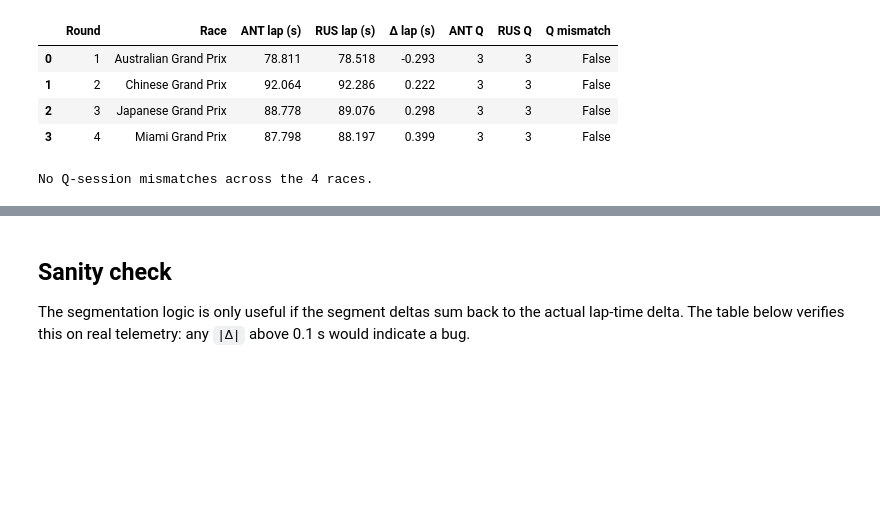
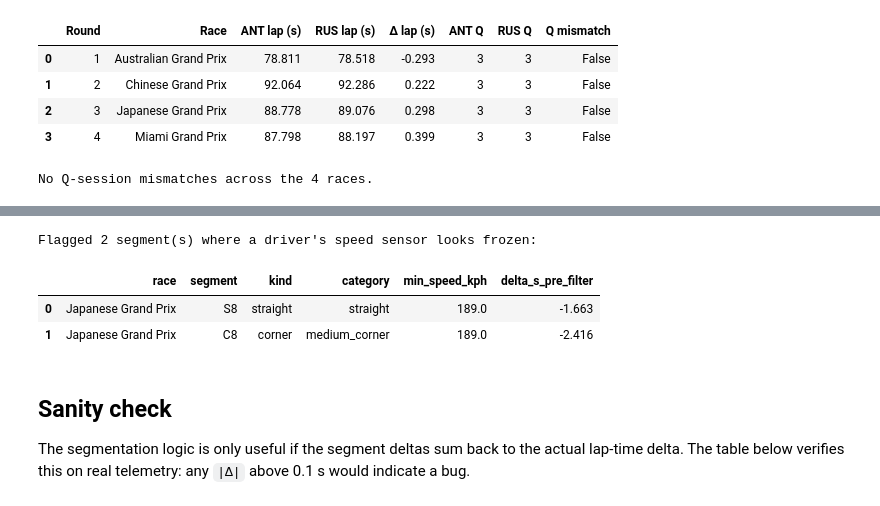
Before and after one commit to milescoler/antonelli-vs-russell, a Jupyter notebook: notebooks/01_antonelli_vs_russell.ipynb, the cells around one changed output, grey strips where cells are left out. Cells and saved outputs as stored; diff of their text form; code cells hidden in the pictures; blank space fills up the shorter version.

```diff
--- a/notebooks/01_antonelli_vs_russell.ipynb
+++ b/notebooks/01_antonelli_vs_russell.ipynb
@@ -72,3 +76,24 @@ No Q-session mismatches across the 4 races.
+# %%
+flagged = []
+for r in results.values():
+    bad = r['segments'][~r['segments']['sensor_ok']]
+    for row in bad.itertuples():
+        flagged.append({
+            'race': r['meta']['event_name'],
+            'segment': row.Segment, 'kind': row.kind, 'category': row.category,
+            'min_speed_kph': round(row.min_speed, 1),
+            'delta_s_pre_filter': round(row.delta_s, 3),
+        })
+if flagged:
+    print(f"Flagged {len(flagged)} segment(s) where a driver's speed sensor looks frozen:")
+    display(pd.DataFrame(flagged))
+else:
+    print('No sensor-freeze flags across the 4 races.')
+# %% [output]
+Flagged 2 segment(s) where a driver's speed sensor looks frozen:
+|  | race | segment | kind | category | min_speed_kph | delta_s_pre_filter |
+| 0 | Japanese Grand Prix | S8 | straight | straight | 189.0 | -1.663 |
+| 1 | Japanese Grand Prix | C8 | corner | medium_corner | 189.0 | -2.416 |
 # %% [markdown]
 ## Sanity check
 
```
Also changed, not shown: parts of 9 cells of this notebook, 3 other files.
